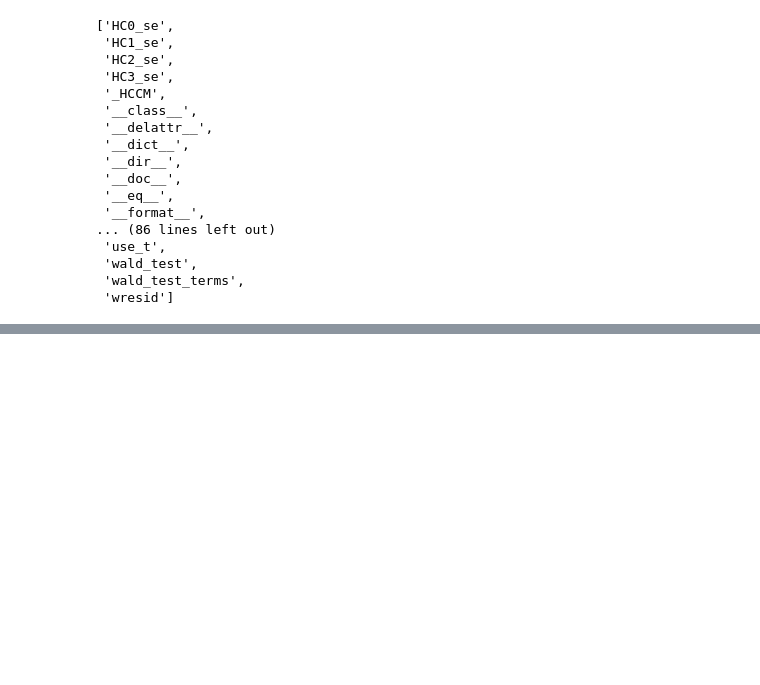
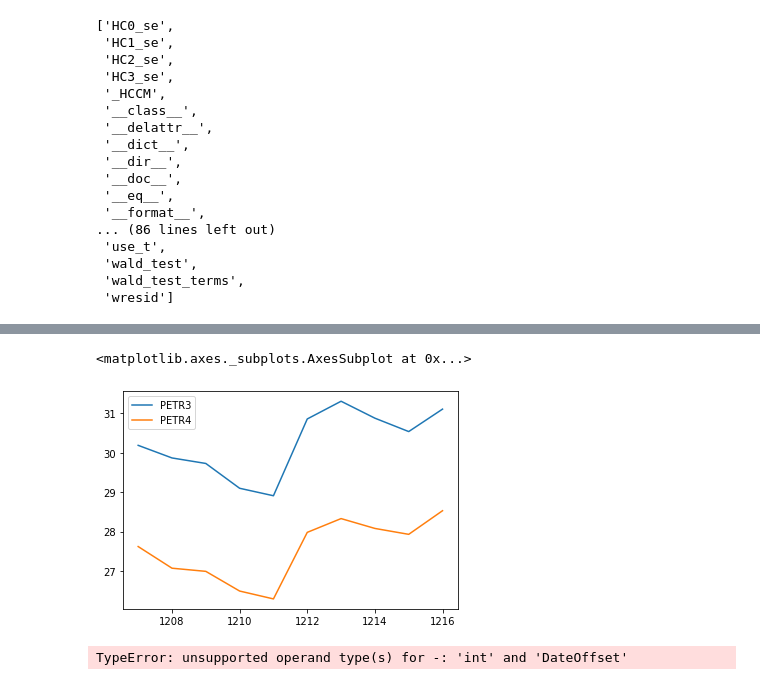
Before and after one commit to CorreaWillian/cointegration, a Jupyter notebook: testing_notebook.ipynb, the cells around one changed output, grey strips where cells are left out. Cells and saved outputs as stored; diff of their text form; code cells hidden in the pictures; blank space fills up the shorter version.

```diff
--- a/testing_notebook.ipynb
+++ b/testing_notebook.ipynb
@@ -229,0 +264,9 @@ res = backtest.executar()
+# %%
+df_test.plot()
+# %% [output]
+<matplotlib.axes._subplots.AxesSubplot at 0x...>
+[figure, added]
+# %%
+undiff(df_test[['PETR4']], pd.DataFrame(model_predict)[1], 10)
+# %% [output]
+TypeError: unsupported operand type(s) for -: 'int' and 'DateOffset'
```
Also changed, not shown: parts of 52 cells of this notebook, 13 other files.
